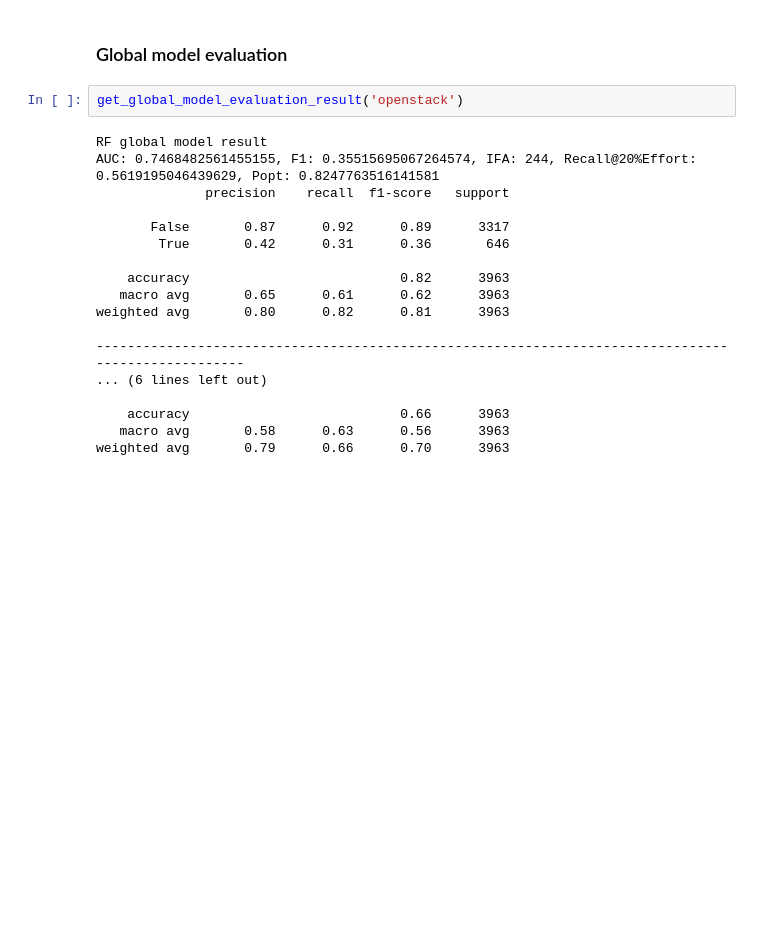
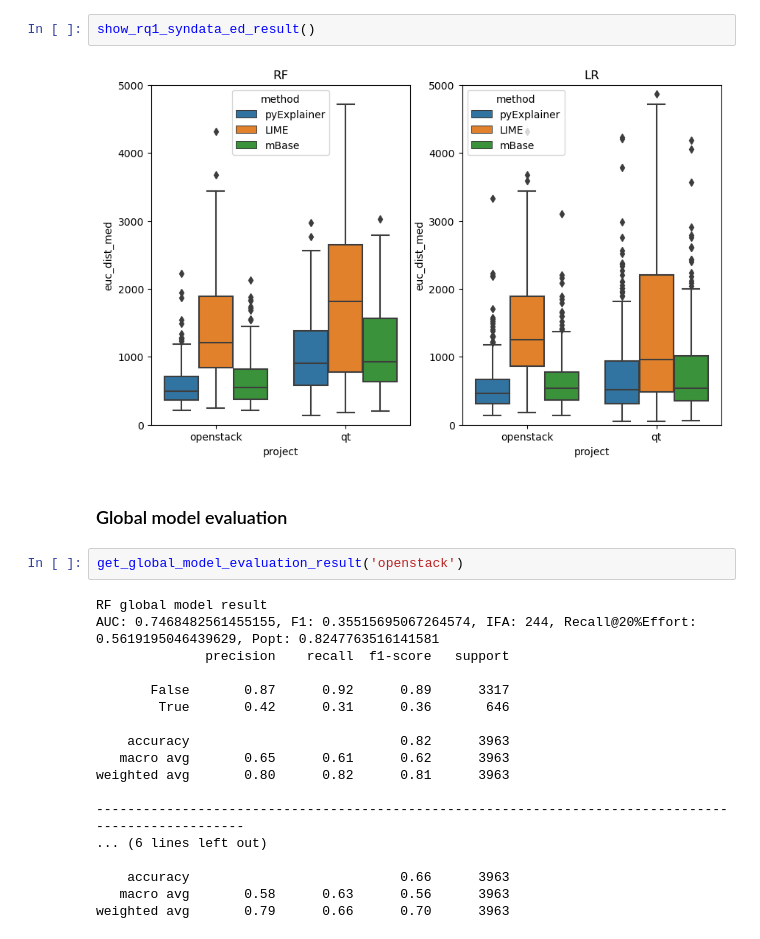
Before and after one commit to mohitiitr/PyExplainer, a Jupyter notebook: experiment_base_prep/evaluation.ipynb, the cells around one changed output. Drawn from its saved outputs; the diff is of its cells as text; blank space fills up the shorter version.

```diff
--- a/experiment_base_prep/evaluation.ipynb
+++ b/experiment_base_prep/evaluation.ipynb
@@ -34,3 +41,7 @@ finished RQ1 of openstack , globla model is RF
+# %%
+show_rq1_syndata_ed_result()
+# %% [output]
+[figure, added]
 # %% [markdown]
 ### Global model evaluation
 # %%
```
Also changed, not shown: parts of 3 cells of this notebook, 10 other files.
